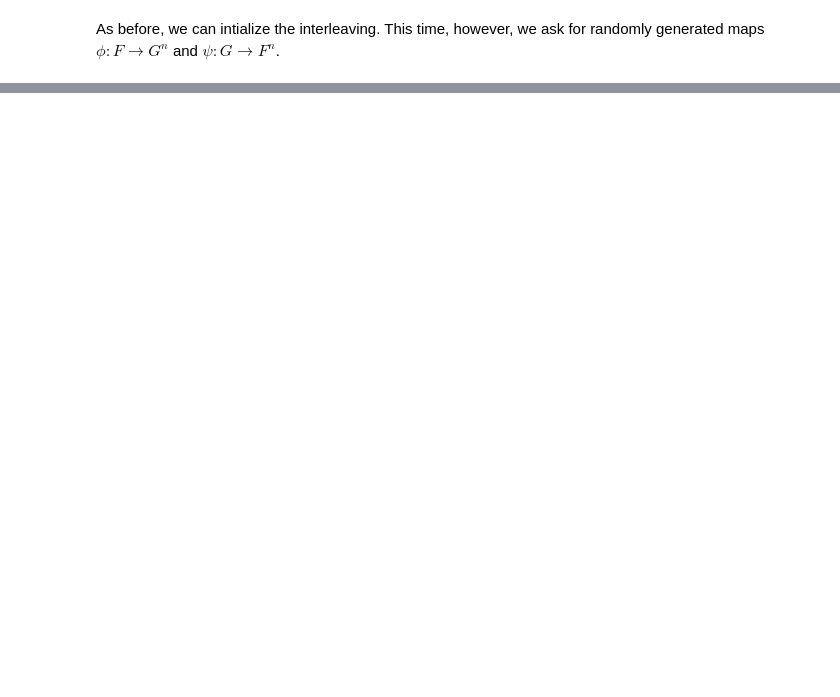
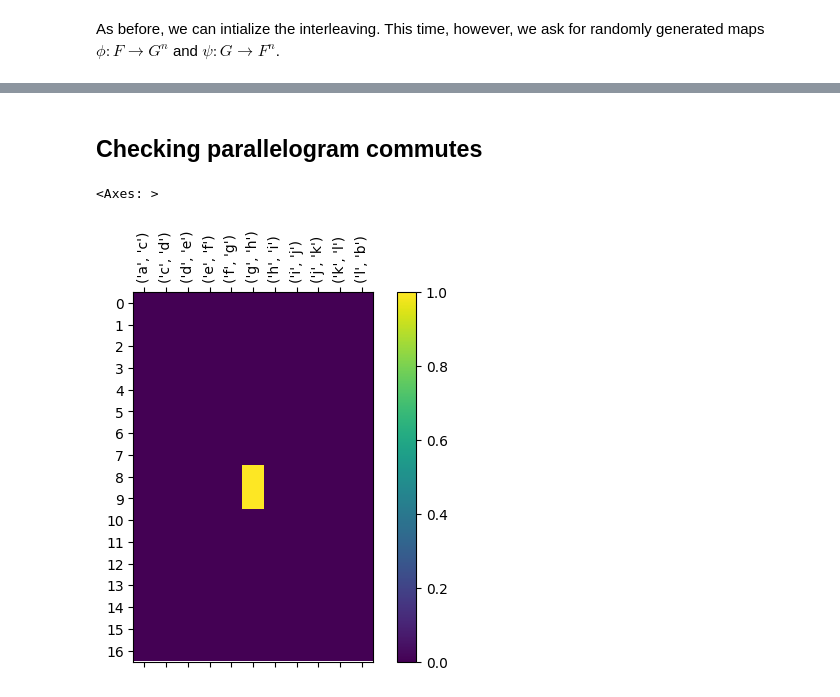
Before and after one commit to MunchLab/ceREEBerus, a Jupyter notebook: doc_source/notebooks/interleaving_basics.ipynb, the cells around one changed output, grey strips where cells are left out. Saved outputs shown, nothing was run; the diff lists cells and outputs as text; code cells hidden in the pictures; blank space fills up the shorter version.

```diff
--- a/doc_source/notebooks/interleaving_basics.ipynb
+++ b/doc_source/notebooks/interleaving_basics.ipynb
@@ -203,0 +227,7 @@ Text(0.5, 1.0, 'Initial Random Map phi_E')
+# %% [markdown]
+## Checking parallelogram commutes
+# %%
+myInt.draw_matrix(myInt.parallelogram_matrix(), colorbar = True)
+# %% [output]
+<Axes: >
+[figure, added]
```
Also changed, not shown: parts of 13 cells of this notebook, 34 other files.
